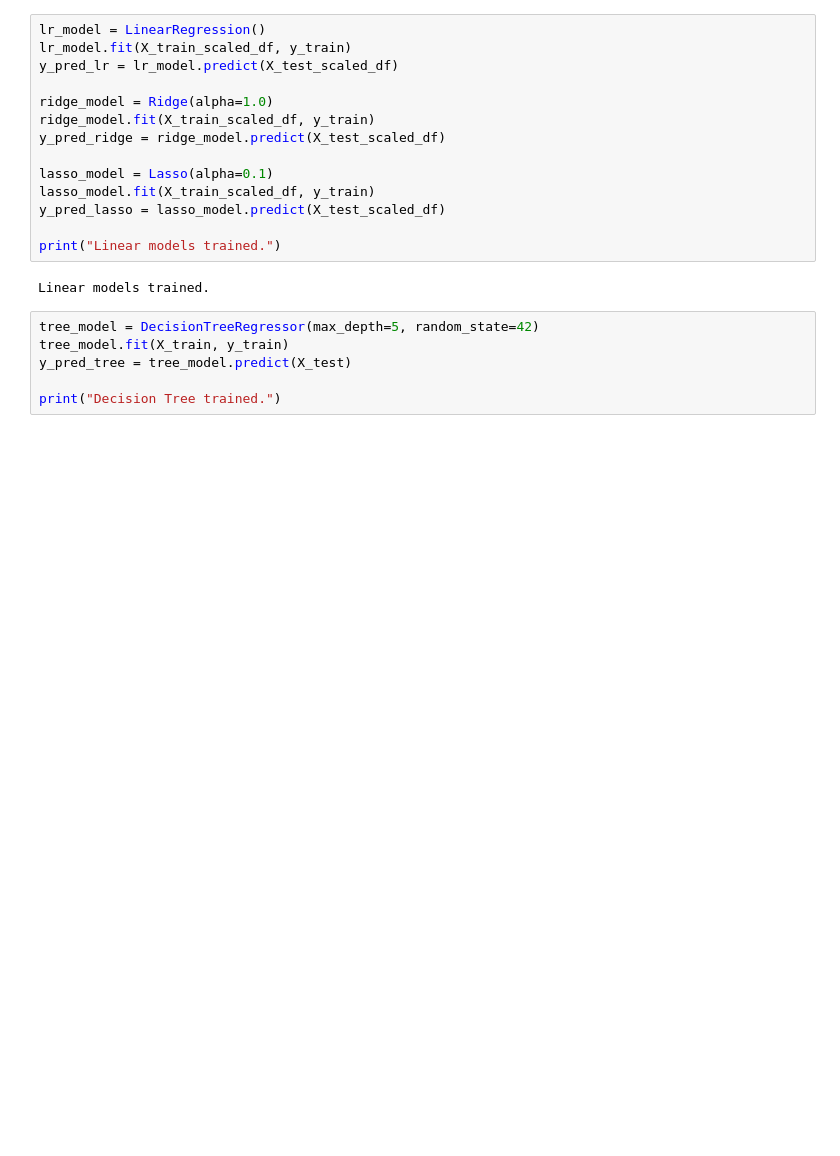
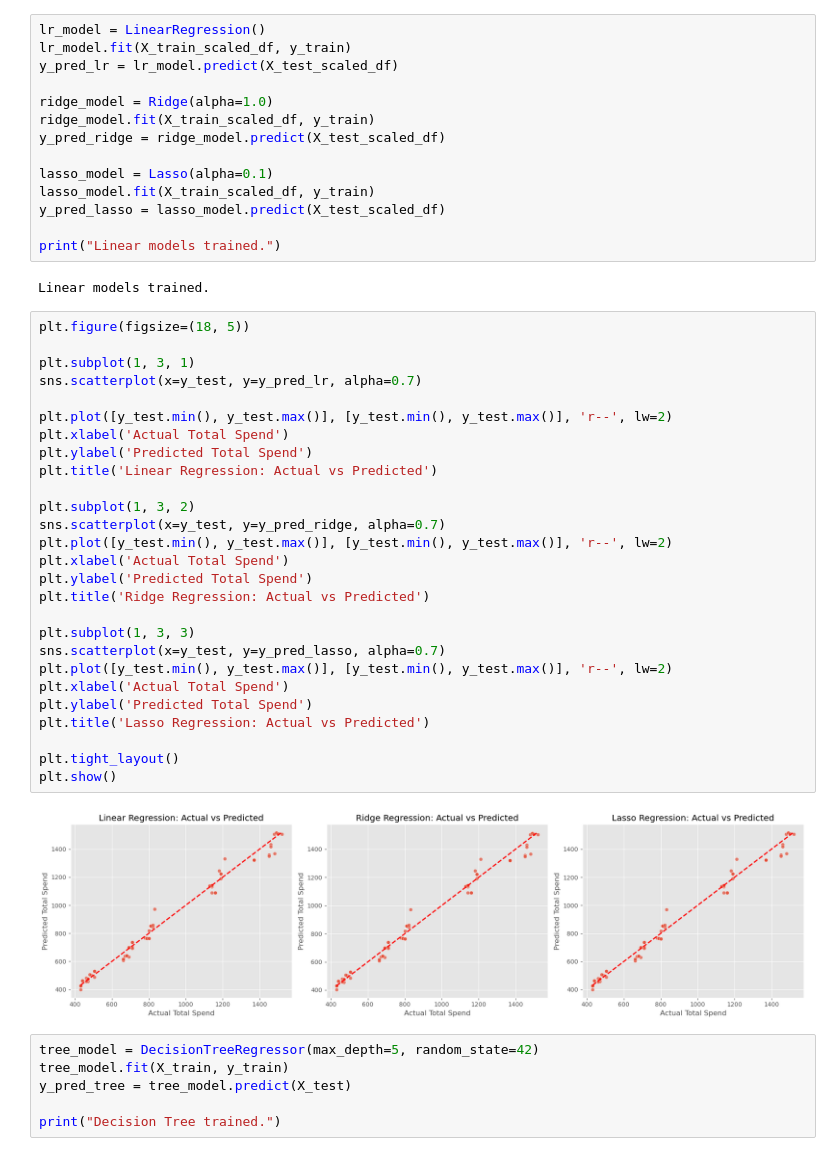
Before and after one commit to akay6483/mmml-ecommerce, a Jupyter notebook: notebook/m4/Regression.ipynb, the cells around one changed output. Drawn from its saved outputs; the diff is of its cells as text; blank space fills up the shorter version.

```diff
--- a/notebook/m4/Regression.ipynb
+++ b/notebook/m4/Regression.ipynb
@@ -99,6 +99,35 @@ y_pred_lasso = lasso_model.predict(X_test_scaled_df)
 print("Linear models trained.")
 # %% [output]
 Linear models trained.
+# %%
+plt.figure(figsize=(18, 5))
+
+plt.subplot(1, 3, 1)
+sns.scatterplot(x=y_test, y=y_pred_lr, alpha=0.7)
+
+plt.plot([y_test.min(), y_test.max()], [y_test.min(), y_test.max()], 'r--', lw=2)
+plt.xlabel('Actual Total Spend')
+plt.ylabel('Predicted Total Spend')
+plt.title('Linear Regression: Actual vs Predicted')
+
+plt.subplot(1, 3, 2)
+sns.scatterplot(x=y_test, y=y_pred_ridge, alpha=0.7)
+plt.plot([y_test.min(), y_test.max()], [y_test.min(), y_test.max()], 'r--', lw=2)
+plt.xlabel('Actual Total Spend')
+plt.ylabel('Predicted Total Spend')
+plt.title('Ridge Regression: Actual vs Predicted')
+
+plt.subplot(1, 3, 3)
+sns.scatterplot(x=y_test, y=y_pred_lasso, alpha=0.7)
+plt.plot([y_test.min(), y_test.max()], [y_test.min(), y_test.max()], 'r--', lw=2)
+plt.xlabel('Actual Total Spend')
+plt.ylabel('Predicted Total Spend')
+plt.title('Lasso Regression: Actual vs Predicted')
+
+plt.tight_layout()
+plt.show()
+# %% [output]
+[figure, added]
 # %%
 tree_model = DecisionTreeRegressor(max_depth=5, random_state=42)
 tree_model.fit(X_train, y_train)
```
Also changed, not shown: parts of 2 cells of this notebook, 1 other file.
